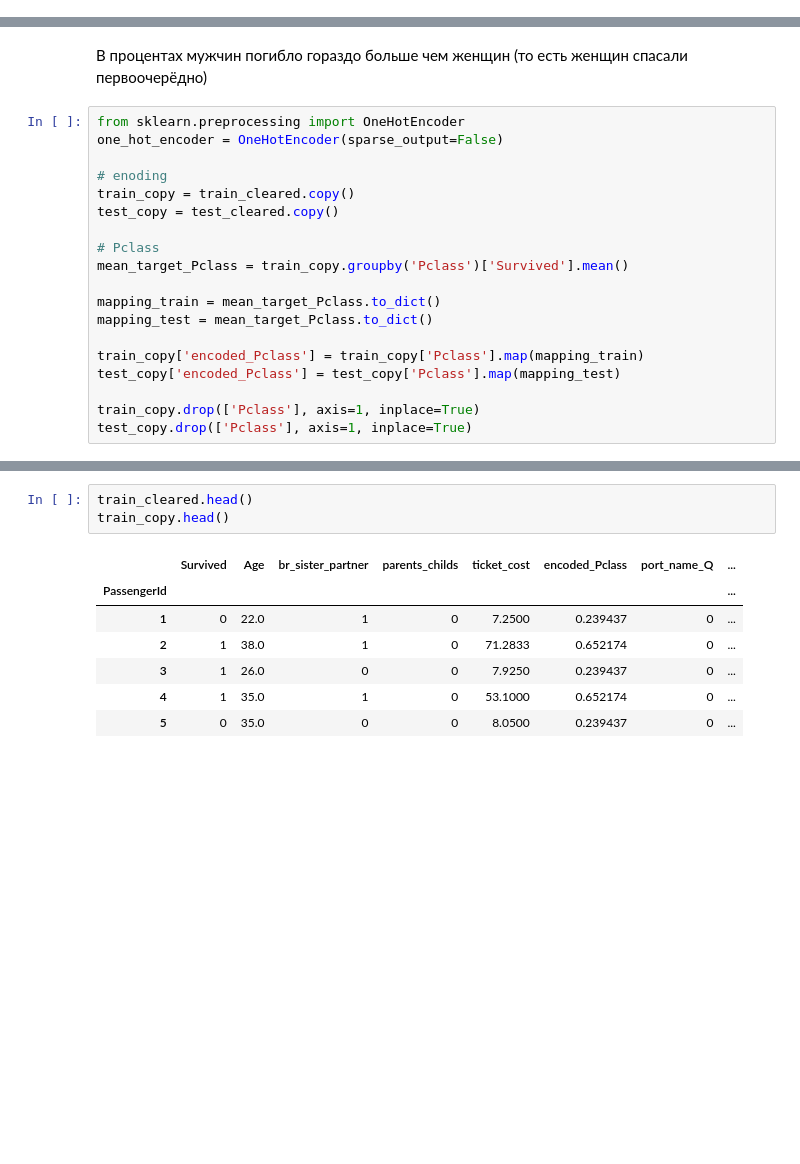
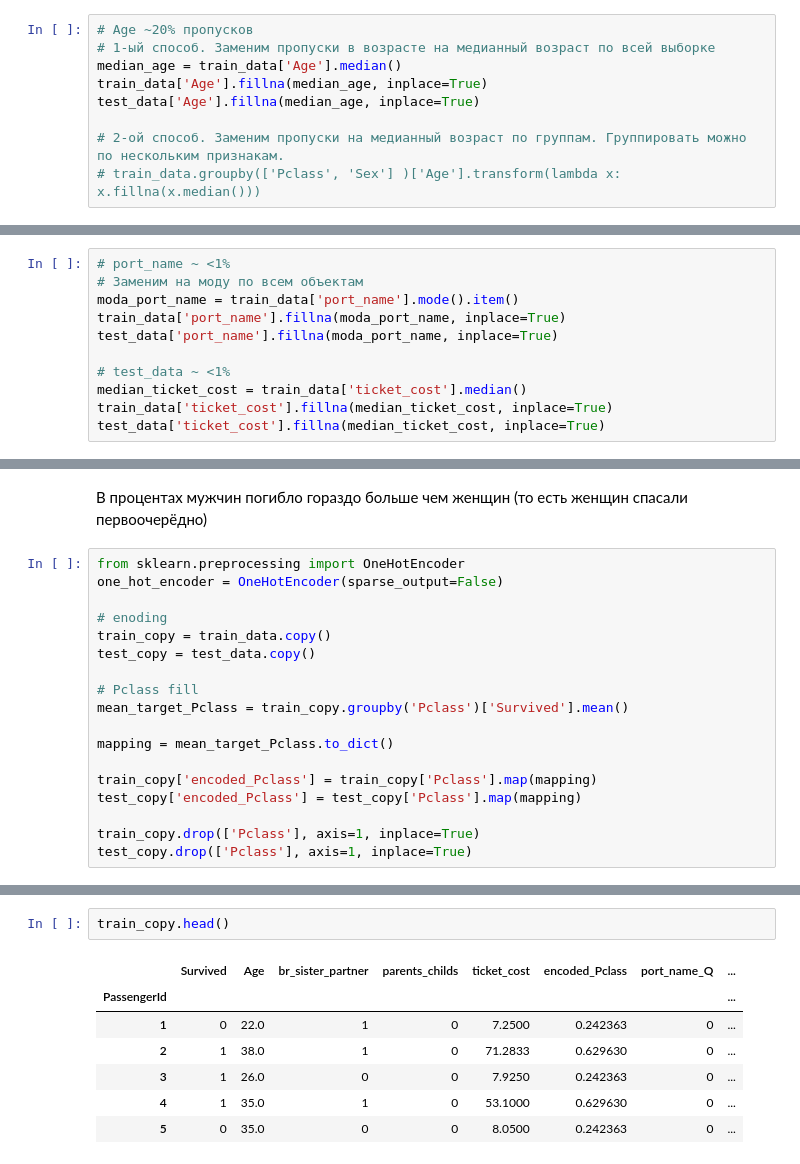
Before and after one commit to Sidyaniv/titanic_prediction, a Jupyter notebook: EDA.ipynb, the cells around one changed output, grey strips where cells are left out. Cells and saved outputs as stored; diff of their text form; blank space fills up the shorter version.

Commit message:
Second iteration. Have ~0.75 score on logistic regression with L2. Preprocess with target encoding, fill NaN.

```diff
--- a/EDA.ipynb
+++ b/EDA.ipynb
@@ -36,0 +34,9 @@ test_data.drop(columns=useless_names, inplace=True)
+# %%
+# Age ~20% пропусков
+# 1-ый способ. Заменим пропуски в возрасте на медианный возраст по всей выборке
+median_age = train_data['Age'].median()
+train_data['Age'].fillna(median_age, inplace=True)
+test_data['Age'].fillna(median_age, inplace=True)
+
+# 2-ой способ. Заменим пропуски на медианный возраст по группам. Группировать можно по нескольким признакам.
+# train_data.groupby(['Pclass', 'Sex'] )['Age'].transform(lambda x: x.fillna(x.median()))
@@ -72,0 +69,11 @@ np.int64(418)
+# %%
+# port_name ~ <1%
+# Заменим на моду по всем объектам
+moda_port_name = train_data['port_name'].mode().item()
+train_data['port_name'].fillna(moda_port_name, inplace=True)
+test_data['port_name'].fillna(moda_port_name, inplace=True)
+
+# test_data ~ <1%
+median_ticket_cost = train_data['ticket_cost'].median()
+train_data['ticket_cost'].fillna(median_ticket_cost, inplace=True)
+test_data['ticket_cost'].fillna(median_ticket_cost, inplace=True)
@@ -114,17 +142,16 @@ from sklearn.preprocessing import OneHotEncoder
 one_hot_encoder = OneHotEncoder(sparse_output=False)
 
 # enoding
-train_copy = train_cleared.copy()
-test_copy = test_cleared.copy()
+train_copy = train_data.copy()
+test_copy = test_data.copy()
 
-# Pclass
+# Pclass fill
 mean_target_Pclass = train_copy.groupby('Pclass')['Survived'].mean()
 
-mapping_train = mean_target_Pclass.to_dict()
-mapping_test = mean_target_Pclass.to_dict()
+mapping = mean_target_Pclass.to_dict()
 
-train_copy['encoded_Pclass'] = train_copy['Pclass'].map(mapping_train)
-test_copy['encoded_Pclass'] = test_copy['Pclass'].map(mapping_test)
+train_copy['encoded_Pclass'] = train_copy['Pclass'].map(mapping)
+test_copy['encoded_Pclass'] = test_copy['Pclass'].map(mapping)
 
 train_copy.drop(['Pclass'], axis=1, inplace=True)
 test_copy.drop(['Pclass'], axis=1, inplace=True)
@@ -138,15 +181,14 @@ test_copy = pd.get_dummies(test_copy, columns=encode_columns, drop_first=True)
 train_copy[['port_name_Q', 'port_name_S', 'Sex_male']] = train_copy[['port_name_Q', 'port_name_S', 'Sex_male']].astype(int)
 # %%
-train_cleared.head()
 train_copy.head()
 # %% [output]
 |  | Survived | Age | br_sister_partner | parents_childs | ticket_cost | encoded_Pclass | port_name_Q | ... |
 | PassengerId |  |  |  |  |  |  |  | ... |
-| 1 | 0 | 22.0 | 1 | 0 | 7.2500 | 0.239437 | 0 | ... |
-| 2 | 1 | 38.0 | 1 | 0 | 71.2833 | 0.652174 | 0 | ... |
-| 3 | 1 | 26.0 | 0 | 0 | 7.9250 | 0.239437 | 0 | ... |
-| 4 | 1 | 35.0 | 1 | 0 | 53.1000 | 0.652174 | 0 | ... |
-| 5 | 0 | 35.0 | 0 | 0 | 8.0500 | 0.239437 | 0 | ... |
+| 1 | 0 | 22.0 | 1 | 0 | 7.2500 | 0.242363 | 0 | ... |
+| 2 | 1 | 38.0 | 1 | 0 | 71.2833 | 0.629630 | 0 | ... |
+| 3 | 1 | 26.0 | 0 | 0 | 7.9250 | 0.242363 | 0 | ... |
+| 4 | 1 | 35.0 | 1 | 0 | 53.1000 | 0.629630 | 0 | ... |
+| 5 | 0 | 35.0 | 0 | 0 | 8.0500 | 0.242363 | 0 | ... |
 # %%
 X_train = train_copy.drop(['Survived'], axis=1)
 y_train = train_copy['Survived']
```
Also changed, not shown: parts of 21 cells of this notebook, 1 other file.
